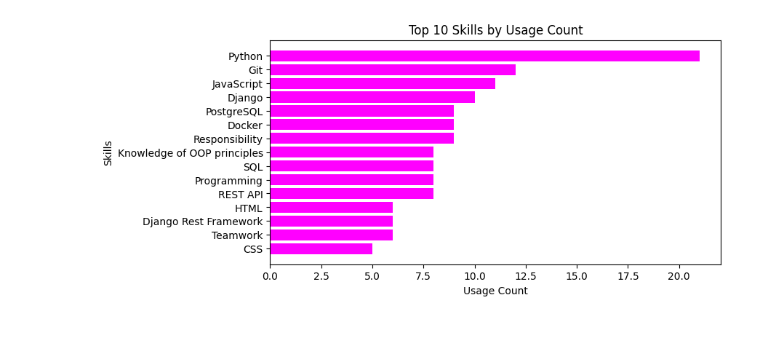
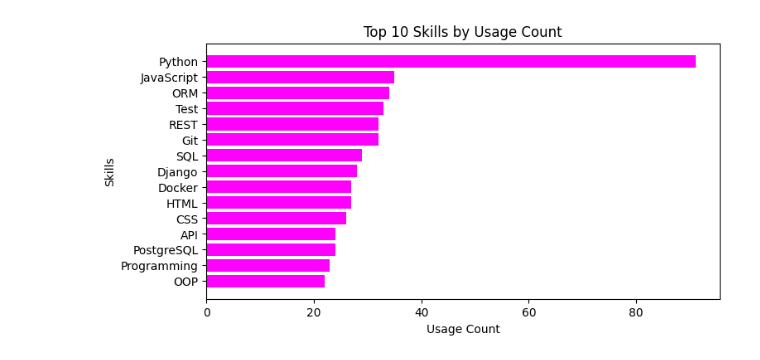
Before and after one commit to alonasorochynska/most-demand-technologies, a Jupyter notebook: analytics/main.ipynb, the cells around one changed output. Cells and saved outputs as stored; diff of their text form; code cells hidden in the pictures; blank space fills up the shorter version.

```diff
--- a/analytics/main.ipynb
+++ b/analytics/main.ipynb
@@ -98,0 +111,3 @@ skills_df.head()
+# %%
+df['all_skills'] = df.apply(lambda row: [skill.strip() for skill in row['skills'].split(",")] + row['keywords'] if pd.notna(row['skills']) else row['keywords'], axis=1)
+df.head()
@@ -98,0 +121,13 @@ skills_df.head()
+# %%
+from collections import Counter
+
+
+skills_counter = Counter()
+
+for all_skills_list in df["all_skills"]:
+    skills_counter.update(all_skills_list)
+
+skills_df = pd.DataFrame.from_dict(skills_counter, orient="index", columns=["usage_count"])
+skills_df = skills_df.sort_values(by="usage_count", ascending=False).reset_index()
+skills_df = skills_df.rename(columns={"index": "skill"})
+skills_df.head()
@@ -114,13 +165,13 @@ plt.show()
 # %%
-top_skills_df = skills_df.head(15)
+top_skills = skills_df.head(15)
 
 plt.figure(figsize=(8, 4))
-plt.barh(top_skills_df['skill'], top_skills_df['usage_count'], color='magenta')
-plt.xlabel('Usage Count')
-plt.ylabel('Skills')
-plt.title('Top 10 Skills by Usage Count')
+plt.barh(top_skills["skill"], top_skills["usage_count"], color="magenta")
+plt.xlabel("Usage Count")
+plt.ylabel("Skills")
+plt.title("Top 10 Skills by Usage Count")
 plt.gca().invert_yaxis()
 plt.show()
 # %% [output]
-[figure, old version]
+[figure, new version]
 # %%
```
Also changed, not shown: parts of 14 cells of this notebook, 1 other file.
